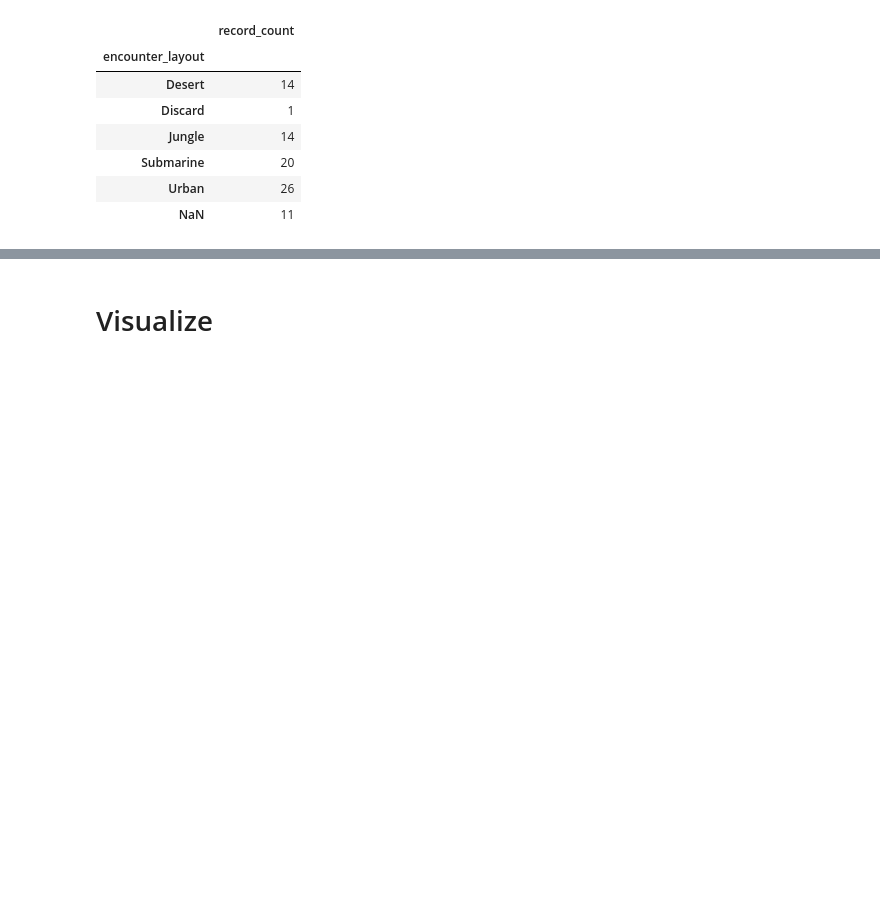
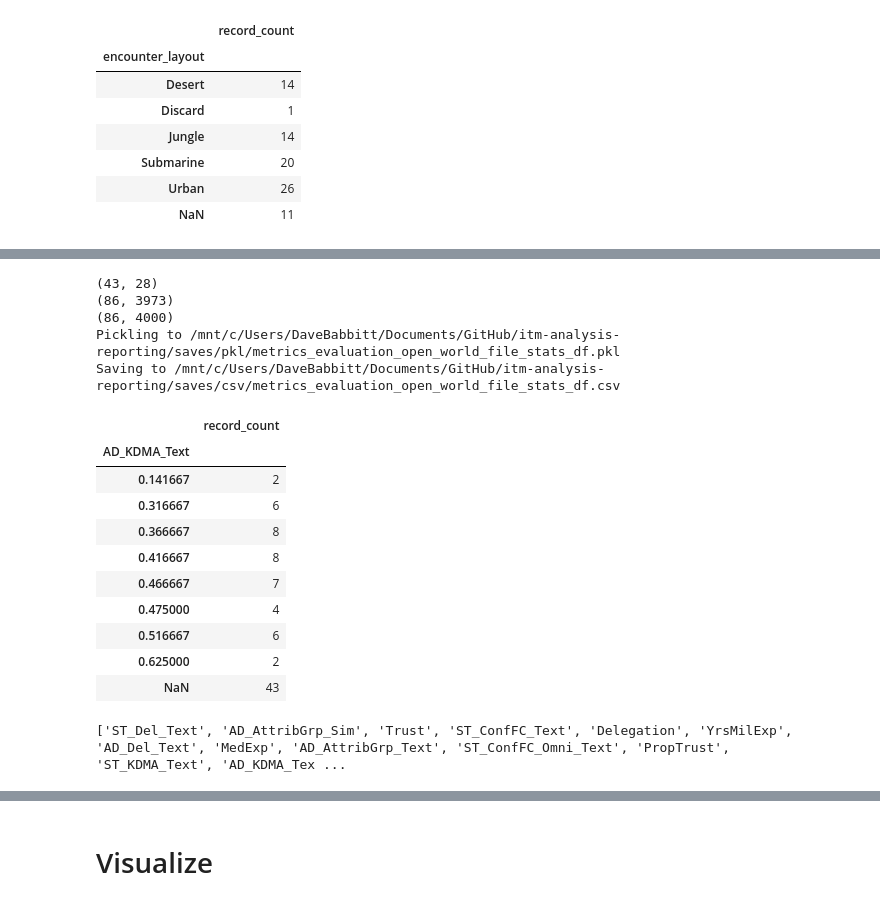
Before and after one commit to dbabbitt/itm-analysis-reporting-1, a Jupyter notebook: builders/File Stats Created for Metrics Evaluation Open World.ipynb, the cells around one changed output, grey strips where cells are left out. Saved outputs shown, nothing was run; the diff lists cells and outputs as text; code cells hidden in the pictures; blank space fills up the shorter version.

```diff
--- a/builders/File Stats Created for Metrics Evaluation Open World.ipynb
+++ b/builders/File Stats Created for Metrics Evaluation Open World.ipynb
@@ -266,0 +276,65 @@ display(file_stats_df.groupby('encounter_layout', dropna=False).size().to_frame(
+# %%
+
+# Add file start time
+if ('in_sim1' not in file_stats_df.columns) or ('in_sim2' not in file_stats_df.columns):
+    from pandas import read_excel
+
+    file_path = '../data/xlsx/Metrics_Eval_Participant_data_for_BBAI.xlsx'
+    participant_data_df = read_excel(file_path)
+    mask_series = ~participant_data_df.Sim1.isnull() & (participant_data_df.Sim1 != '')
+    sim1_session_uuids_list = [u[:-1] for u in sorted(participant_data_df[mask_series].Sim1)]
+    mask_series = ~participant_data_df.Sim2.isnull() & (participant_data_df.Sim2 != '')
+    sim2_session_uuids_list = [u[:-1] for u in sorted(participant_data_df[mask_series].Sim2)]
+    assert set(sim1_session_uuids_list).intersection(set(sim2_session_uuids_list)) == set(), "The participant ID groupings are not distinct"
+    mask_series = file_stats_df.session_uuid.isin(sim1_session_uuids_list)
+    file_stats_df.loc[mask_series, 'in_sim1'] = True
+    mask_series = file_stats_df.session_uuid.isin(sim2_session_uuids_list)
+    file_stats_df.loc[mask_series, 'in_sim2'] = True
+    mask_series = ~file_stats_df.session_uuid.isnull() & (file_stats_df.session_uuid != '')
+    file_stats_session_uuids_list = sorted(file_stats_df[mask_series].session_uuid.unique())
+    sim_session_uuids_list = list(set(sim1_session_uuids_list).union(set(sim2_session_uuids_list)))
+    assert set(file_stats_session_uuids_list).intersection(
+        set(sim_session_uuids_list)
+    ) != set(), "None of these participant IDs are in the Metrics Evaluation Open World dataset."
+    rows_list = []
+    mask_series = ~file_stats_df.session_uuid.isnull()
+    for session_uuid in file_stats_df[mask_series].session_uuid:
+        session_uuid_ = session_uuid + '_'
+        mask_series = (participant_data_df.Sim1 == session_uuid_) | (participant_data_df.Sim2 == session_uuid_)
+        if mask_series.any():
+            for _, row_dict in participant_data_df[mask_series].T.to_dict().items():
+                row_dict['session_uuid'] = session_uuid
+                rows_list.append(row_dict)
+    df = DataFrame(rows_list)
+    print(df.shape) # (43, 28)
+    print(file_stats_df.shape) # (86, 3971)
+    file_stats_df = file_stats_df.merge(df, on='session_uuid', how='outer')
+    print(file_stats_df.shape) # (86, 3998)
+    nu.store_objects(metrics_evaluation_open_world_file_stats_df=file_stats_df, verbose=True)
+    nu.save_data_frames(metrics_evaluation_open_world_file_stats_df=file_stats_df, verbose=True)
+display(file_stats_df.groupby('AD_KDMA_Text', dropna=False).size().to_frame().rename(columns={0: 'record_count'}))
+# %% [output]
+(43, 28)
+(86, 3973)
+(86, 4000)
+Pickling to /mnt/c/Users/DaveBabbitt/Documents/GitHub/itm-analysis-reporting/saves/pkl/metrics_evaluation_open_world_file_stats_df.pkl
+Saving to /mnt/c/Users/DaveBabbitt/Documents/GitHub/itm-analysis-reporting/saves/csv/metrics_evaluation_open_world_file_stats_df.csv
+|  | record_count |
+| AD_KDMA_Text |  |
+| 0.141667 | 2 |
+| 0.316667 | 6 |
+| 0.366667 | 8 |
+| 0.416667 | 8 |
+| 0.466667 | 7 |
+| 0.475000 | 4 |
+| 0.516667 | 6 |
+| 0.625000 | 2 |
+| NaN | 43 |
+# %%
+
+column_descriptions_df = nu.get_column_descriptions(participant_data_df)
+mask_series = column_descriptions_df.dtype.isin(['float64', 'int64'])
+columns_set = set(column_descriptions_df[mask_series].column_name).difference(set(['ParticipantID']))
+list(columns_set)
+# %% [output]
+['ST_Del_Text', 'AD_AttribGrp_Sim', 'Trust', 'ST_ConfFC_Text', 'Delegation', 'YrsMilExp', 'AD_Del_Text', 'MedExp', 'AD_AttribGrp_Text', 'ST_ConfFC_Omni_Text', 'PropTrust', 'ST_KDMA_Text', 'AD_KDMA_Tex ...
```
Also changed, not shown: parts of 9 cells of this notebook.
